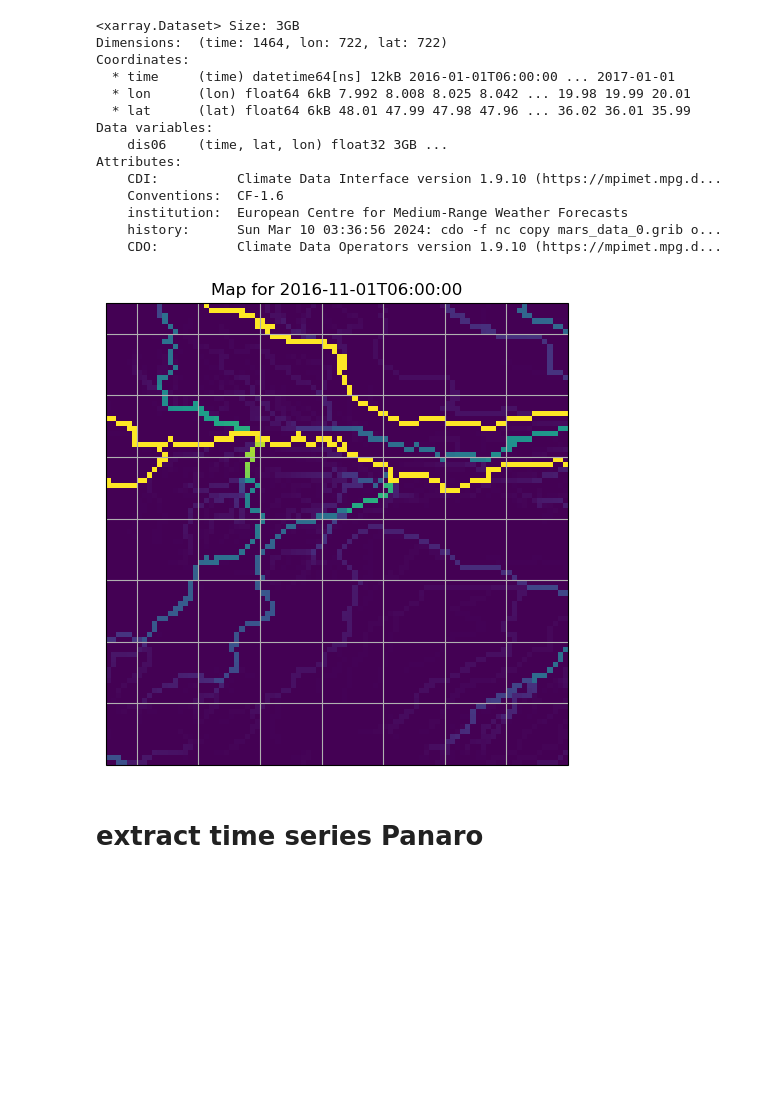
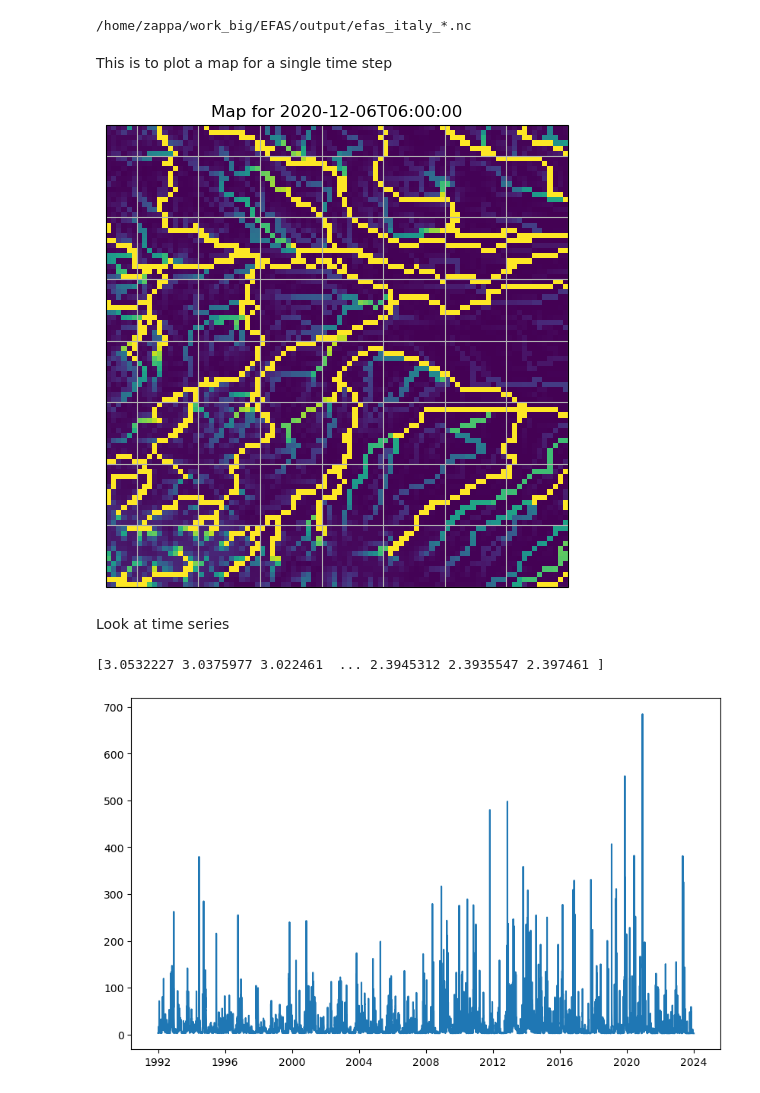
Before and after one commit to zappag/FLORA, a Jupyter notebook: explore.ipynb, the cells around one changed output. Drawn from its saved outputs; the diff is of its cells as text; code cells hidden in the pictures; blank space fills up the shorter version.

Commit message:
First tests to check data

```diff
--- a/explore.ipynb
+++ b/explore.ipynb
@@ -2,65 +2,61 @@
 import xarray as xr
 import cartopy.crs as ccrs
 import matplotlib.pyplot as plt
+import numpy as np
+import pandas as pd
 
 EFASDIR_HIST="/home/zappa/work_big/EFAS/output"
 
 # Open a NetCDF file
-fname="{EFASDIR_HIST}/efas_italy_2016.nc"
+sy=1993
+ly=2023
 
-dataset = xr.open_dataset(f"{EFASDIR_HIST}/efas_italy_2016.nc")
+#fname="{EFASDIR_HIST}/efas_italy_2020.nc"
+fname_pat=f"{EFASDIR_HIST}/efas_italy_*.nc"
+print(fname_pat)
+
+dataset = xr.open_mfdataset(fname_pat, combine='by_coords').sel(lat=slice(45.5, 44), lon=slice(10.5, 12))
+# %% [output]
+/home/zappa/work_big/EFAS/output/efas_italy_*.nc
+# %% [markdown]
+This is to plot a map for a single time step
 # %%
 
 # Print the dataset to see its structure
-print(dataset)
+# print(dataset)
 
 # Access variables within the dataset
 variable = dataset['dis06']
 
-
 # Select the data for the specific time step you want to plot
-time_step = '2016-11-01T06:00:00'  # Example time step
+time_step = '2020-12-06T06:00:00'  # Example time step
 data_for_time_step = dataset.sel(time=time_step)
 
 # Extract longitude, latitude, and variable data
 lon = data_for_time_step['lon']
 lat = data_for_time_step['lat']
 variable = data_for_time_step['dis06']  # Replace 'your_variable' with the name of your variable
 
 # Plot the map
 fig = plt.figure(figsize=(10, 6))
 ax = plt.axes(projection=ccrs.PlateCarree())
 
 # Plot the variable on the map
 plt.pcolormesh(lon, lat, variable, transform=ccrs.PlateCarree(), cmap='viridis',vmin=0,vmax=25)
-plt.xlim(10.5, 12)  # Set longitude range
-plt.ylim(44, 45.5)  # Set latitude range
+#plt.xlim(10.5, 12)  # Set longitude range
+#plt.ylim(44, 45.5)  # Set latitude range
 
 # Add coastlines, gridlines, and title
 ax.coastlines()
 ax.gridlines()
 plt.title(f'Map for {time_step}')
 
 plt.show()
 
 
 # Close the dataset when you're done
 # dataset.close()
 # %% [output]
-<xarray.Dataset> Size: 3GB
-Dimensions:  (time: 1464, lon: 722, lat: 722)
-Coordinates:
-  * time     (time) datetime64[ns] 12kB 2016-01-01T06:00:00 ... 2017-01-01
-  * lon      (lon) float64 6kB 7.992 8.008 8.025 8.042 ... 19.98 19.99 20.01
-  * lat      (lat) float64 6kB 48.01 47.99 47.98 47.96 ... 36.02 36.01 35.99
-Data variables:
-    dis06    (time, lat, lon) float32 3GB ...
-Attributes:
-    CDI:          Climate Data Interface version 1.9.10 (https://mpimet.mpg.d...
-    Conventions:  CF-1.6
-    institution:  European Centre for Medium-Range Weather Forecasts
-    history:      Sun Mar 10 03:36:56 2024: cdo -f nc copy mars_data_0.grib o...
-    CDO:          Climate Data Operators version 1.9.10 (https://mpimet.mpg.d...
-[figure, old version]
+[figure, new version]
-# %% [markdown]
-# extract time series Panaro
+# %% [markdown]
+Look at time series
@@ -66,0 +73,8 @@ Attributes:
+# %%
+# plot time series for full period
+plt.figure(figsize=(10,6))
+plt.plot(dataset.time.values,vv)
+print(vv)
+# %% [output]
+[3.0532227 3.0375977 3.022461  ... 2.3945312 2.3935547 2.397461 ]
+[figure, added]
```
Also changed, not shown: parts of 7 cells of this notebook.
